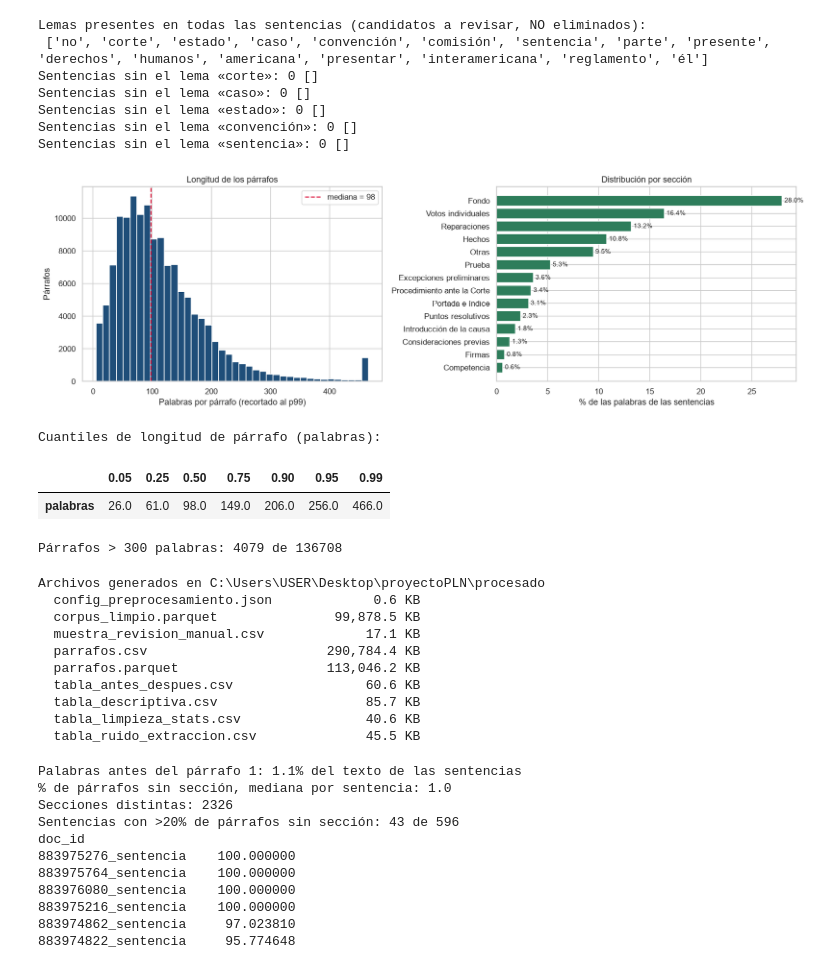
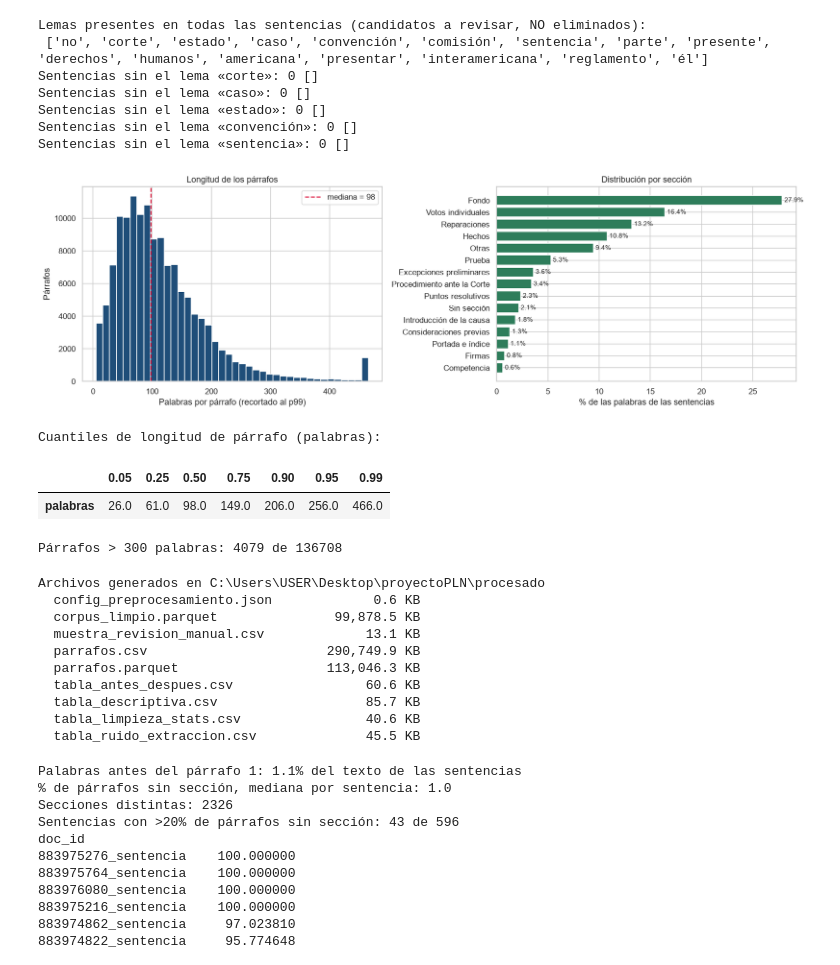
Before and after one commit to GiraldoB/RAG-CIDH, a Jupyter notebook: proyecto_(2).ipynb, the cells around one changed output. Saved outputs shown, nothing was run; the diff lists cells and outputs as text; code cells hidden in the pictures.

```diff
--- a/proyecto_(2).ipynb
+++ b/proyecto_(2).ipynb
@@ -1716,41 +1716,42 @@ pa = df_parr[df_parr["doc_id"].isin(df.loc[sent_ids, "doc_id"]) & ~df_parr["es_c
 
 def canon_seccion(s):
     if s == "ENCABEZADO":
-        return "Portada e índice"
+        return "Sin sección"      # cuerpo antes del primer título: sentencias antiguas sin títulos
     t = re.sub(r"\s+", " ", re.sub(r"^[IVX]+(?:-\d+)?\.?\s+", "", s)).upper()
     reglas = [("Introducción de la causa", "INTRODUCCI"), ("Procedimiento ante la Corte", "PROCEDIMIENTO"),
               ("Competencia", "COMPETENCIA"), ("Excepciones preliminares", "EXCEPCI"),
               ("Consideraciones previas", "CONSIDERACIONES PREVIAS"), ("Prueba", "PRUEBA"),
               ("Hechos", "HECHOS"), ("Fondo", "FONDO|DERECHO"),
               ("Reparaciones", "REPARACI"), ("Puntos resolutivos", "PUNTOS RESOLUTIVOS")]
     for nombre, patron in reglas:
         if re.search(patron, t):
             return nombre
     return "Otras"
 
 def seccion_canonica(d):
-    return d["parte"].map({"voto": "Votos individuales", "firmas": "Firmas"}).fillna(d["seccion"].map(canon_seccion))
+    por_titulo = d["seccion"].map(canon_seccion).where(~d["es_portada"], "Portada e índice")
+    return d["parte"].map({"voto": "Votos individuales", "firmas": "Firmas"}).fillna(por_titulo)
 
 pa["sec"] = seccion_canonica(pa)
 por_sec = pa.groupby("sec")["num_palabras"].sum().sort_values()
 por_sec = 100 * por_sec / por_sec.sum()
 
 fig, ax = plt.subplots(1, 2, figsize=(15, 4.8))
 ax[0].hist(pa["num_palabras"].clip(upper=pa["num_palabras"].quantile(0.99)), bins=40, color="#1f4e79")
 ax[0].axvline(pa["num_palabras"].median(), color="crimson", ls="--", label=f"mediana = {pa['num_palabras'].median():.0f}")
 ax[0].set_xlabel("Palabras por párrafo (recortado al p99)"); ax[0].set_ylabel("Párrafos")
 ax[0].set_title("Longitud de los párrafos"); ax[0].legend()
 
 ax[1].barh(por_sec.index, por_sec.values, color="#2e7d5b")
 ax[1].bar_label(ax[1].containers[0], fmt="%.1f%%", padding=3, fontsize=9)
 ax[1].set_xlabel("% de las palabras de las sentencias"); ax[1].set_title("Distribución por sección")
 guardar_fig("fig09_parrafos_y_secciones")
 
 print("Cuantiles de longitud de párrafo (palabras):")
 display(pa["num_palabras"].quantile([.05, .25, .5, .75, .9, .95, .99]).round(0).to_frame("palabras").T)
 print("Párrafos > 300 palabras:", int((pa["num_palabras"] > 300).sum()), "de", len(pa))
 # %% [output]
-[figure, old version]
+[figure, new version]
 Cuantiles de longitud de párrafo (palabras):
 |  | 0.05 | 0.25 | 0.50 | 0.75 | 0.90 | 0.95 | 0.99 |
 | palabras | 26.0 | 61.0 | 98.0 | 149.0 | 206.0 | 256.0 | 466.0 |
@@ -1790,9 +1791,9 @@ for p in sorted(PROC_DIR.glob("*.*")):
 Archivos generados en C:\Users\USER\Desktop\proyectoPLN\procesado
   config_preprocesamiento.json             0.6 KB
   corpus_limpio.parquet               99,878.5 KB
-  muestra_revision_manual.csv             17.1 KB
-  parrafos.csv                       290,784.4 KB
-  parrafos.parquet                   113,046.2 KB
+  muestra_revision_manual.csv             13.1 KB
+  parrafos.csv                       290,749.9 KB
+  parrafos.parquet                   113,046.3 KB
   tabla_antes_despues.csv                 60.6 KB
   tabla_descriptiva.csv                   85.7 KB
   tabla_limpieza_stats.csv                40.6 KB
```
Also changed, not shown: parts of 24 cells of this notebook, 2 other files.
